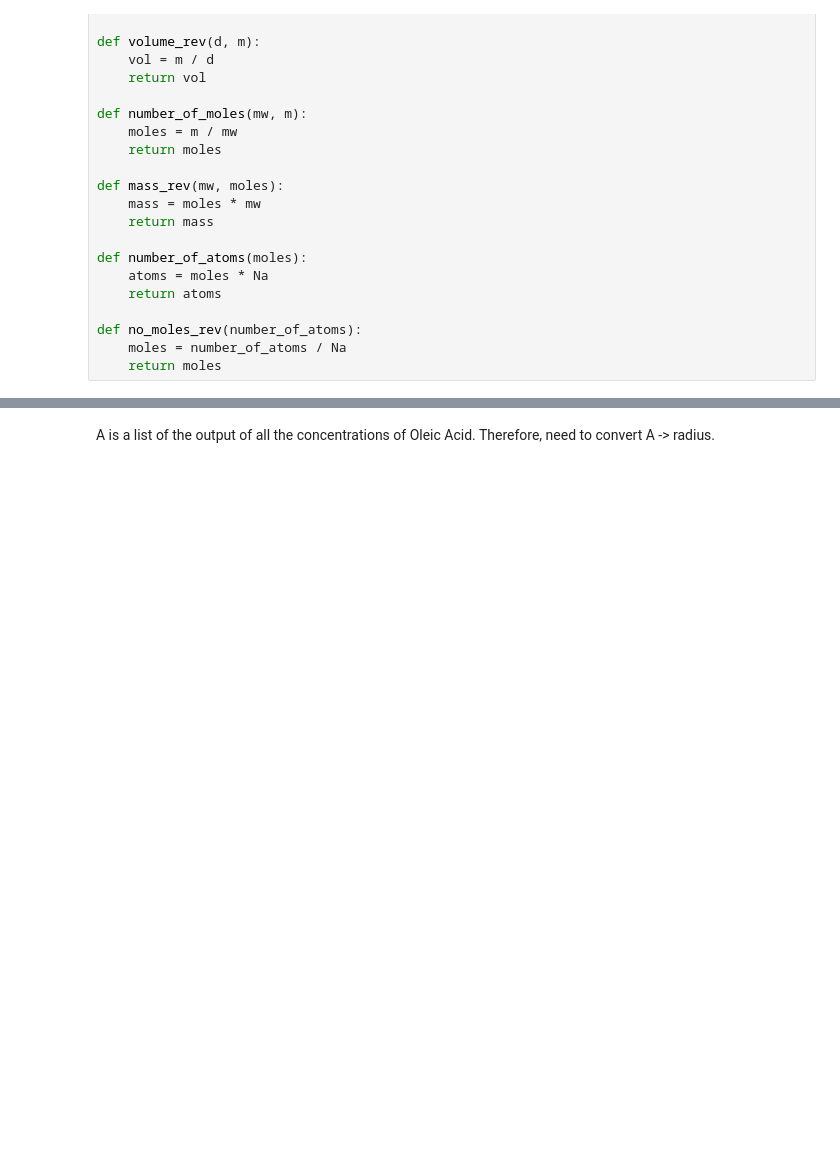
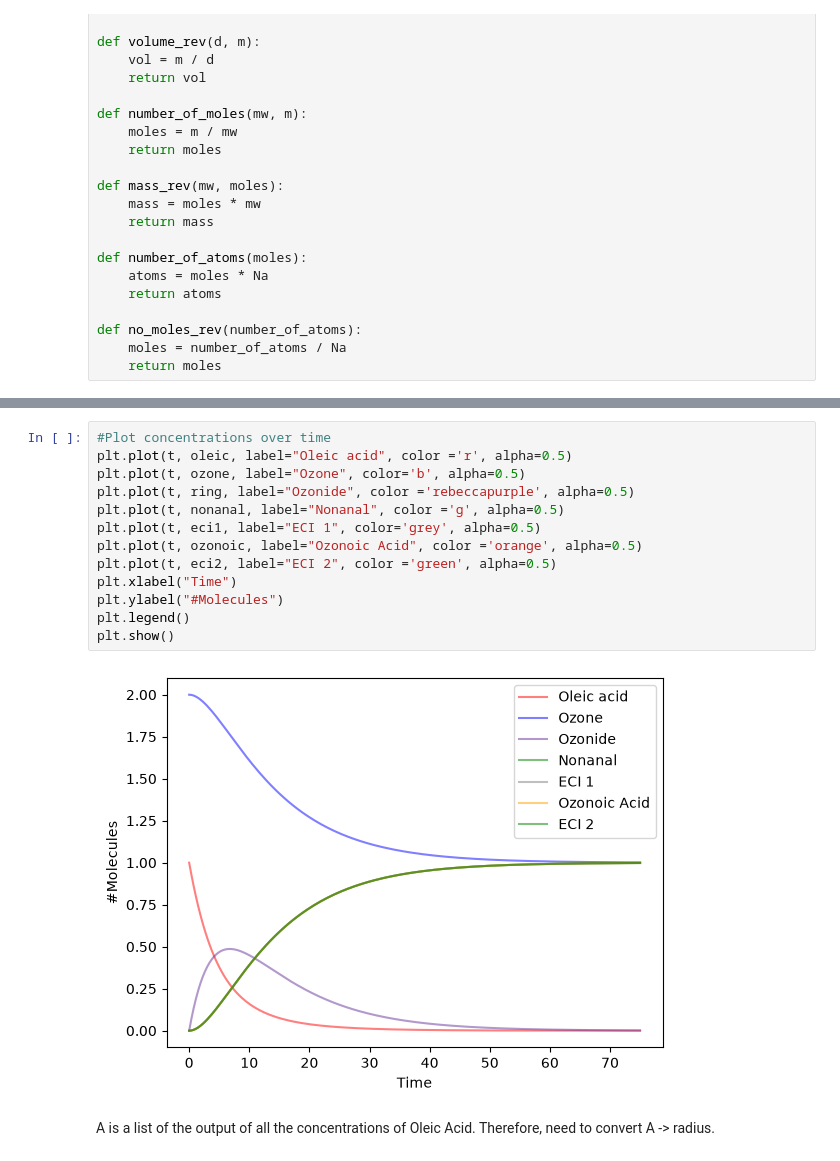
Before and after one commit to rosefernandesx/oleic_acid_model, a Jupyter notebook: adv_kin_model.ipynb, the cells around one changed output, grey strips where cells are left out. Drawn from its saved outputs; the diff is of its cells as text; blank space fills up the shorter version.

```diff
--- a/adv_kin_model.ipynb
+++ b/adv_kin_model.ipynb
@@ -144,3 +135,18 @@ plt.show()
+# %%
+#Plot concentrations over time
+plt.plot(t, oleic, label="Oleic acid", color ='r', alpha=0.5)
+plt.plot(t, ozone, label="Ozone", color='b', alpha=0.5)
+plt.plot(t, ring, label="Ozonide", color ='rebeccapurple', alpha=0.5)
+plt.plot(t, nonanal, label="Nonanal", color ='g', alpha=0.5)
+plt.plot(t, eci1, label="ECI 1", color='grey', alpha=0.5)
+plt.plot(t, ozonoic, label="Ozonoic Acid", color ='orange', alpha=0.5)
+plt.plot(t, eci2, label="ECI 2", color ='green', alpha=0.5)
+plt.xlabel("Time")
+plt.ylabel("#Molecules")
+plt.legend()
+plt.show()
+# %% [output]
+[figure, added]
 # %% [markdown]
 A is a list of the output of all the concentrations of Oleic Acid. Therefore, need to convert A -> radius.
 # %%
```
Also changed, not shown: parts of 4 cells of this notebook.
